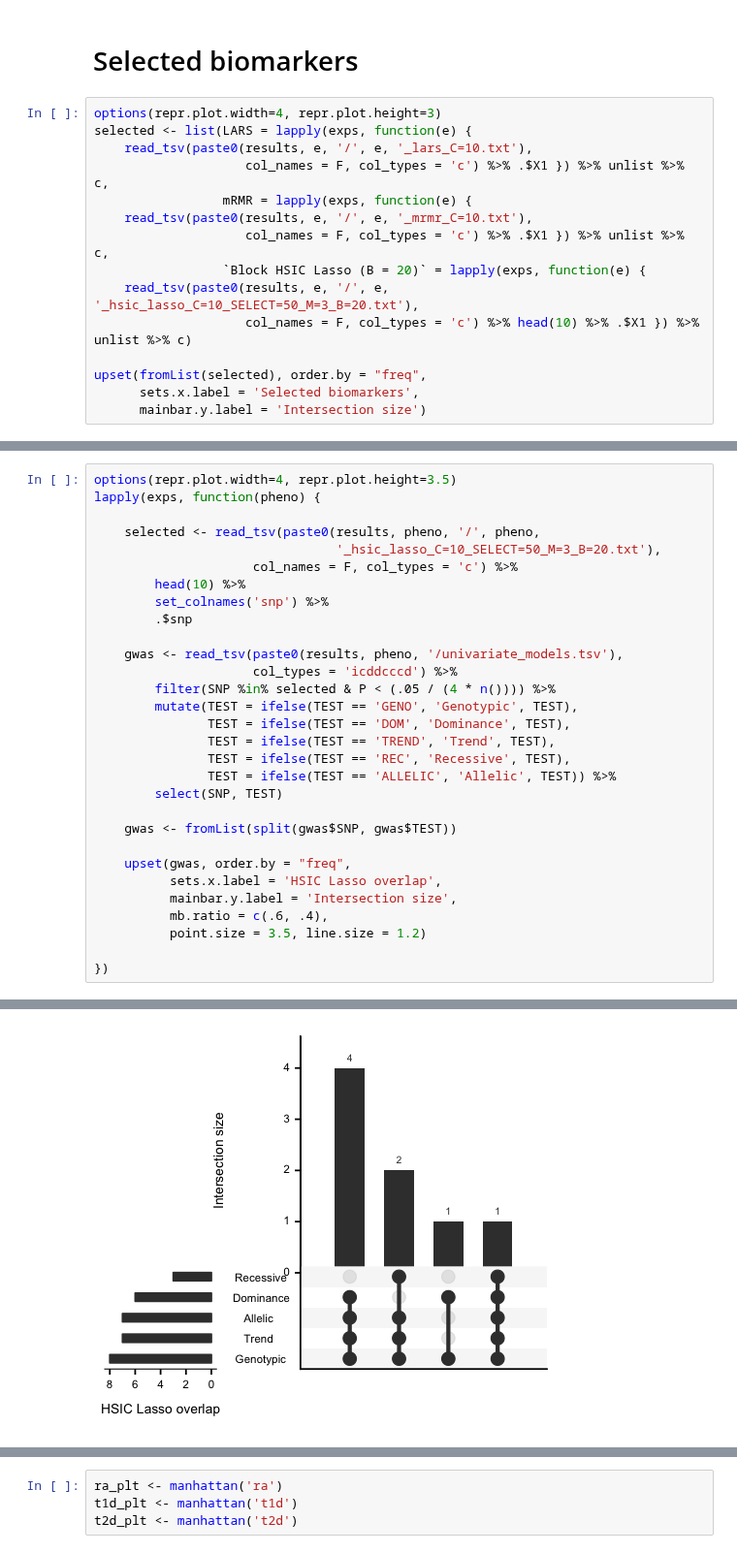
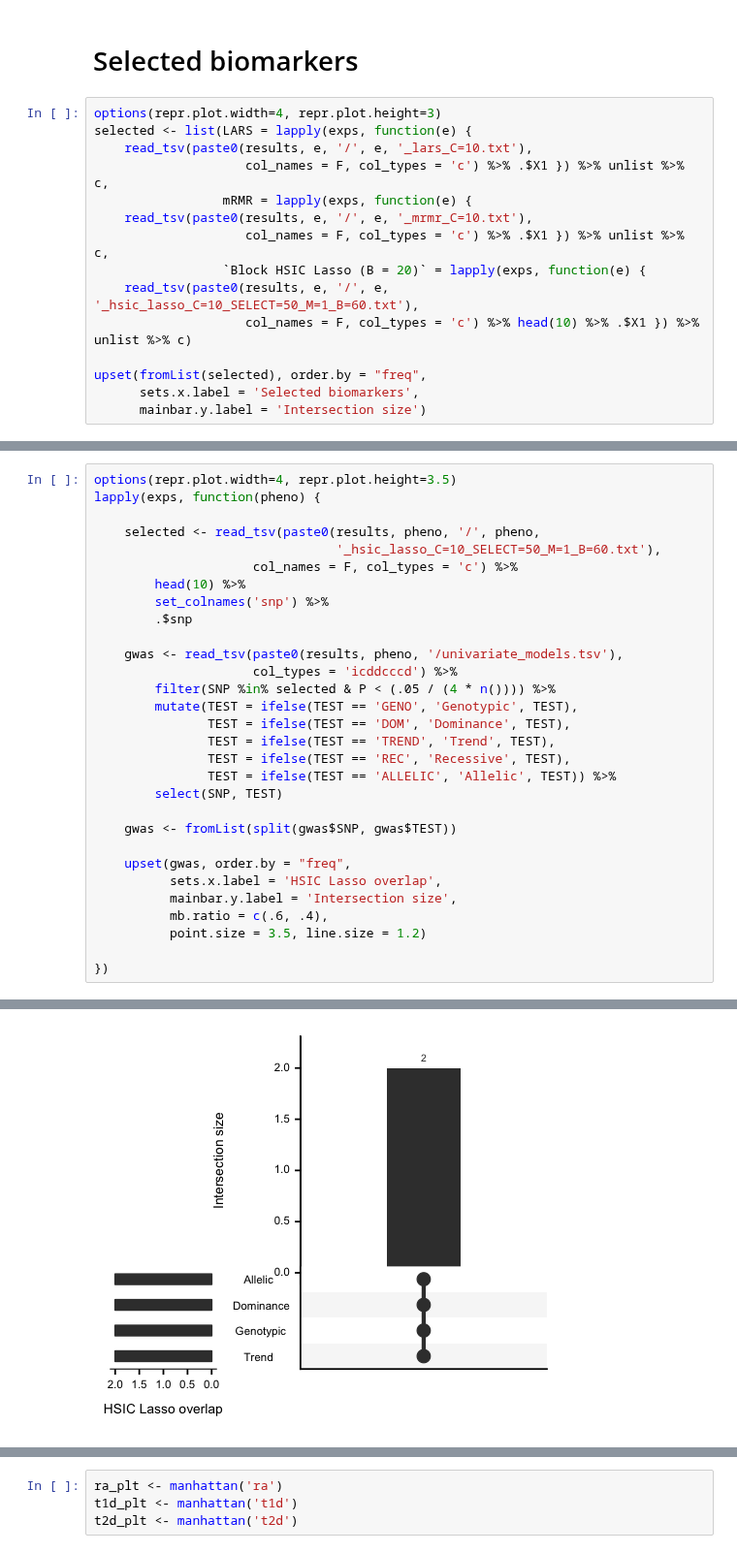
Before and after one commit to hclimente/nori, a Jupyter notebook: doc/gwas.ipynb, the cells around one changed output, grey strips where cells are left out. Shown at 97% size. Saved outputs shown, nothing was run; the diff lists cells and outputs as text.

```diff
--- a/doc/gwas.ipynb
+++ b/doc/gwas.ipynb
@@ -60,7 +60,7 @@ selected <- list(LARS = lapply(exps, function(e) {
     read_tsv(paste0(results, e, '/', e, '_mrmr_C=10.txt'),
                     col_names = F, col_types = 'c') %>% .$X1 }) %>% unlist %>% c,
                  `Block HSIC Lasso (B = 20)` = lapply(exps, function(e) {
-    read_tsv(paste0(results, e, '/', e, '_hsic_lasso_C=10_SELECT=50_M=3_B=20.txt'),
+    read_tsv(paste0(results, e, '/', e, '_hsic_lasso_C=10_SELECT=50_M=1_B=60.txt'),
                     col_names = F, col_types = 'c') %>% head(10) %>% .$X1 }) %>% unlist %>% c)
 
 upset(fromList(selected), order.by = "freq",
@@ -74,35 +72,35 @@ Warning message:
 options(repr.plot.width=4, repr.plot.height=3.5)
 lapply(exps, function(pheno) {
 
     selected <- read_tsv(paste0(results, pheno, '/', pheno,
-                                '_hsic_lasso_C=10_SELECT=50_M=3_B=20.txt'),
+                                '_hsic_lasso_C=10_SELECT=50_M=1_B=60.txt'),
                      col_names = F, col_types = 'c') %>%
         head(10) %>%
         set_colnames('snp') %>%
         .$snp
 
     gwas <- read_tsv(paste0(results, pheno, '/univariate_models.tsv'),
                      col_types = 'icddcccd') %>%
         filter(SNP %in% selected & P < (.05 / (4 * n()))) %>%
         mutate(TEST = ifelse(TEST == 'GENO', 'Genotypic', TEST),
                TEST = ifelse(TEST == 'DOM', 'Dominance', TEST),
                TEST = ifelse(TEST == 'TREND', 'Trend', TEST),
                TEST = ifelse(TEST == 'REC', 'Recessive', TEST),
                TEST = ifelse(TEST == 'ALLELIC', 'Allelic', TEST)) %>%
         select(SNP, TEST)
 
     gwas <- fromList(split(gwas$SNP, gwas$TEST))
 
     upset(gwas, order.by = "freq",
           sets.x.label = 'HSIC Lasso overlap',
           mainbar.y.label = 'Intersection size',
           mb.ratio = c(.6, .4),
           point.size = 3.5, line.size = 1.2)
 
 })
 # %% [output]
 [figure]
-[figure, old version]
+[figure, new version]
 [[1]]
 NULL
 
```
Also changed, not shown: parts of 10 cells of this notebook.
